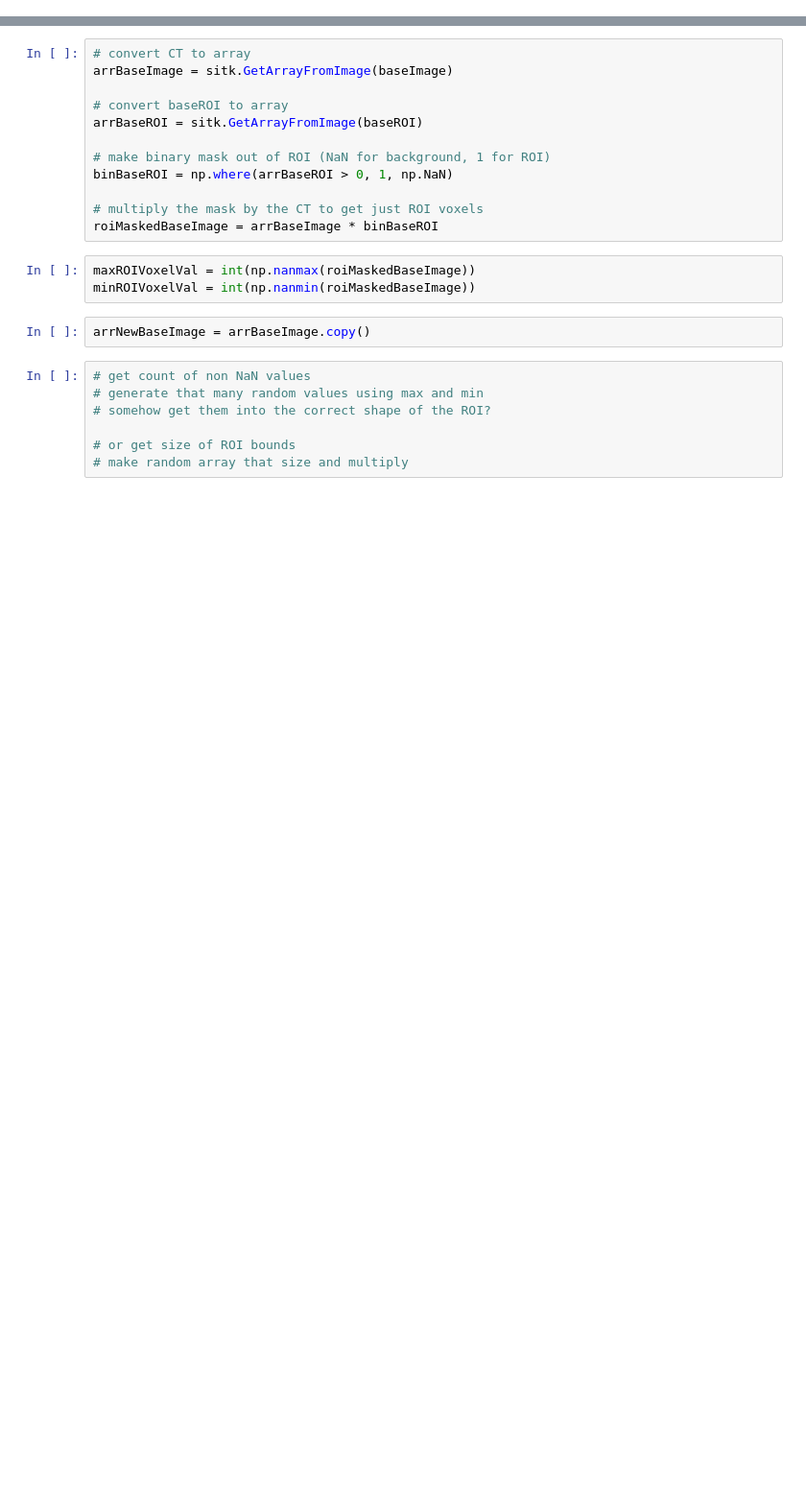
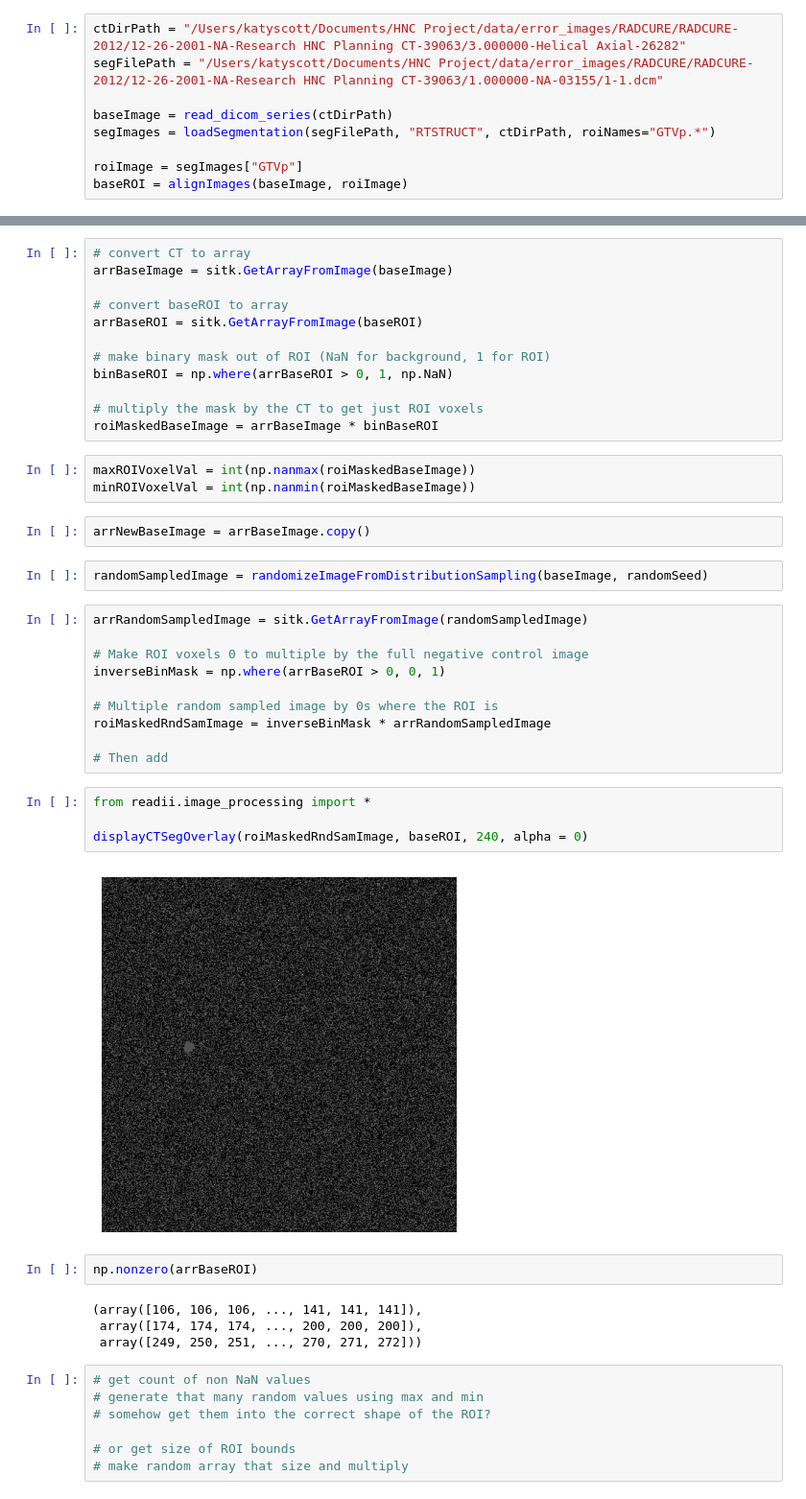
Before and after one commit to bhklab/readii, a Jupyter notebook: notebooks/optimize_negative_controls.ipynb, the cells around one changed output, grey strips where cells are left out. Shown at 96% size. Cells and saved outputs as stored; diff of their text form; blank space fills up the shorter version.

```diff
--- a/notebooks/optimize_negative_controls.ipynb
+++ b/notebooks/optimize_negative_controls.ipynb
@@ -14,3 +15,12 @@ baseROI = alignImages(baseImage, flattenedROIImage)
 roiLabel = getROIVoxelLabel(baseROI)
 
 randomSeed = 10
+# %%
+ctDirPath = "/Users/katyscott/Documents/HNC Project/data/error_images/RADCURE/RADCURE-2012/12-26-2001-NA-Research HNC Planning CT-39063/3.000000-Helical Axial-26282"
+segFilePath = "/Users/katyscott/Documents/HNC Project/data/error_images/RADCURE/RADCURE-2012/12-26-2001-NA-Research HNC Planning CT-39063/1.000000-NA-03155/1-1.dcm"
+
+baseImage = read_dicom_series(ctDirPath)
+segImages = loadSegmentation(segFilePath, "RTSTRUCT", ctDirPath, roiNames="GTVp.*")
+
+roiImage = segImages["GTVp"]
+baseROI = alignImages(baseImage, roiImage)
@@ -31,6 +43,30 @@ maxROIVoxelVal = int(np.nanmax(roiMaskedBaseImage))
 minROIVoxelVal = int(np.nanmin(roiMaskedBaseImage))
 # %%
 arrNewBaseImage = arrBaseImage.copy()
+# %%
+randomSampledImage = randomizeImageFromDistributionSampling(baseImage, randomSeed)
+# %%
+arrRandomSampledImage = sitk.GetArrayFromImage(randomSampledImage)
+
+# Make ROI voxels 0 to multiple by the full negative control image
+inverseBinMask = np.where(arrBaseROI > 0, 0, 1)
+
+# Multiple random sampled image by 0s where the ROI is
+roiMaskedRndSamImage = inverseBinMask * arrRandomSampledImage
+
+# Then add
+# %%
+from readii.image_processing import *
+
+displayCTSegOverlay(roiMaskedRndSamImage, baseROI, 240, alpha = 0)
+# %% [output]
+[figure, added]
+# %%
+np.nonzero(arrBaseROI)
+# %% [output]
+(array([106, 106, 106, ..., 141, 141, 141]),
+ array([174, 174, 174, ..., 200, 200, 200]),
+ array([249, 250, 251, ..., 270, 271, 272]))
 # %%
 # get count of non NaN values
 # generate that many random values using max and min
```
Also changed, not shown: parts of 6 cells of this notebook.
